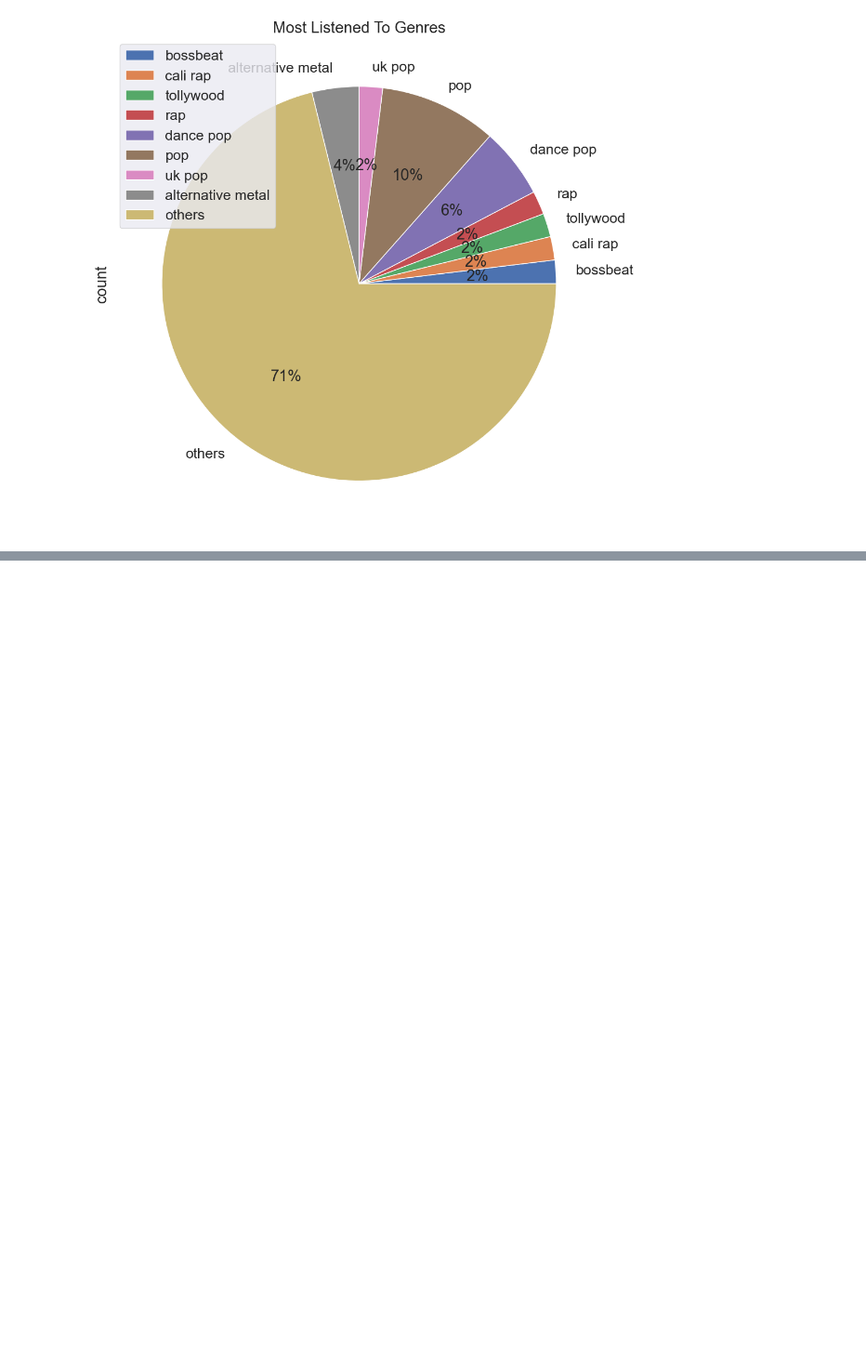
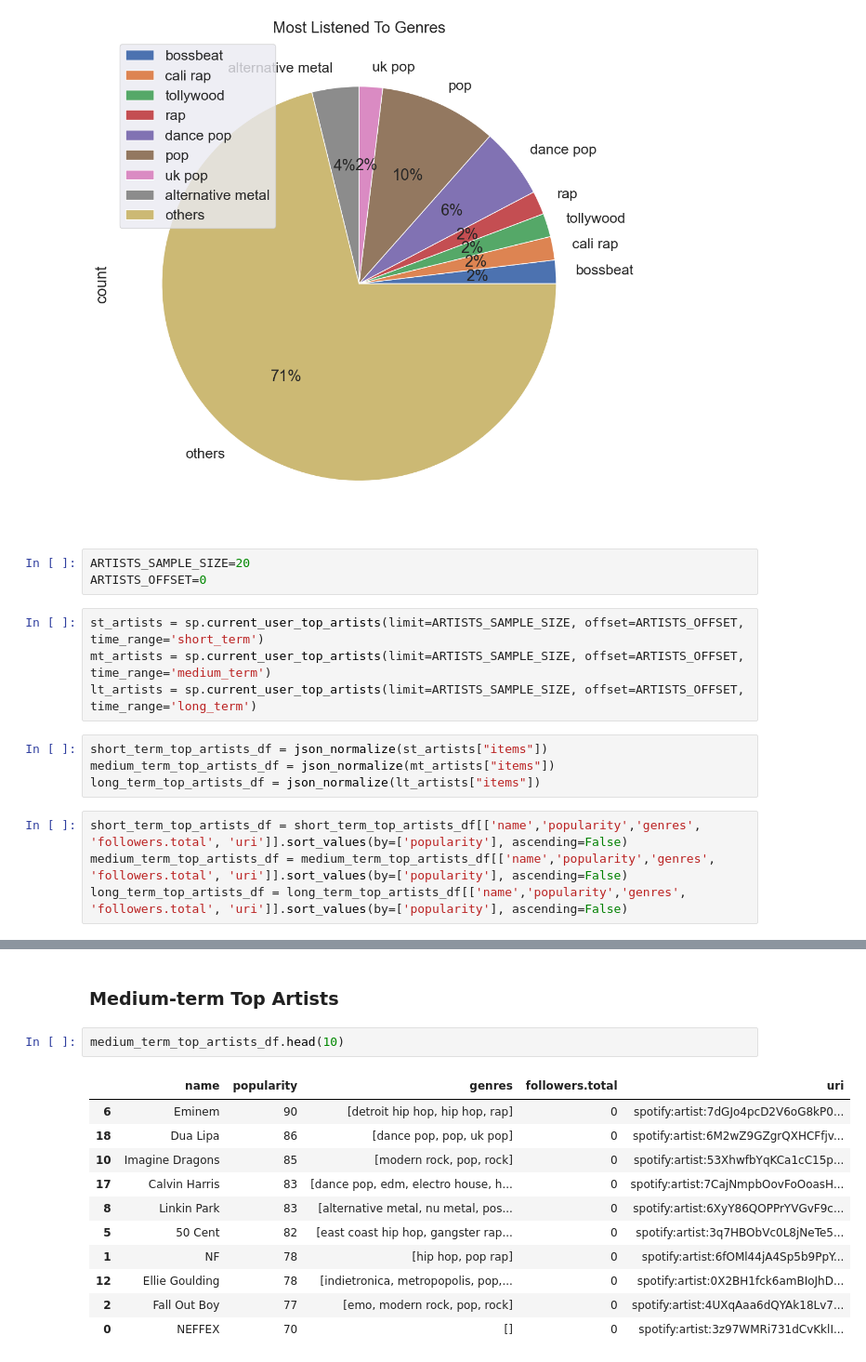
Before and after one commit to sabit-shaiholla/CodeHarbor, a Jupyter notebook: data-analytics/spotify-data/spotify-data.ipynb, the cells around one changed output, grey strips where cells are left out. Shown at 93% size. Drawn from its saved outputs; the diff is of its cells as text; blank space fills up the shorter version.

```diff
--- a/data-analytics/spotify-data/spotify-data.ipynb
+++ b/data-analytics/spotify-data/spotify-data.ipynb
@@ -125,3 +127,18 @@ df2.plot(kind = 'pie', y = 'count', labels = df2['genre'], figsize=(12, 12), aut
 plt.show()
 # %% [output]
 [figure]
+# %%
+ARTISTS_SAMPLE_SIZE=20
+ARTISTS_OFFSET=0
+# %%
+st_artists = sp.current_user_top_artists(limit=ARTISTS_SAMPLE_SIZE, offset=ARTISTS_OFFSET, time_range='short_term')
+mt_artists = sp.current_user_top_artists(limit=ARTISTS_SAMPLE_SIZE, offset=ARTISTS_OFFSET, time_range='medium_term')
+lt_artists = sp.current_user_top_artists(limit=ARTISTS_SAMPLE_SIZE, offset=ARTISTS_OFFSET, time_range='long_term')
+# %%
+short_term_top_artists_df = json_normalize(st_artists["items"])
+medium_term_top_artists_df = json_normalize(mt_artists["items"])
+long_term_top_artists_df = json_normalize(lt_artists["items"])
+# %%
+short_term_top_artists_df = short_term_top_artists_df[['name','popularity','genres', 'followers.total', 'uri']].sort_values(by=['popularity'], ascending=False)
+medium_term_top_artists_df = medium_term_top_artists_df[['name','popularity','genres', 'followers.total', 'uri']].sort_values(by=['popularity'], ascending=False)
+long_term_top_artists_df = long_term_top_artists_df[['name','popularity','genres', 'followers.total', 'uri']].sort_values(by=['popularity'], ascending=False)
@@ -127,0 +153,16 @@ plt.show()
+# %% [markdown]
+### Medium-term Top Artists
+# %%
+medium_term_top_artists_df.head(10)
+# %% [output]
+|  | name | popularity | genres | followers.total | uri |
+| 6 | Eminem | 90 | [detroit hip hop, hip hop, rap] | 0 | spotify:artist:7dGJo4pcD2V6oG8kP0... |
+| 18 | Dua Lipa | 86 | [dance pop, pop, uk pop] | 0 | spotify:artist:6M2wZ9GZgrQXHCFfjv... |
+| 10 | Imagine Dragons | 85 | [modern rock, pop, rock] | 0 | spotify:artist:53XhwfbYqKCa1cC15p... |
+| 17 | Calvin Harris | 83 | [dance pop, edm, electro house, h... | 0 | spotify:artist:7CajNmpbOovFoOoasH... |
+| 8 | Linkin Park | 83 | [alternative metal, nu metal, pos... | 0 | spotify:artist:6XyY86QOPPrYVGvF9c... |
+| 5 | 50 Cent | 82 | [east coast hip hop, gangster rap... | 0 | spotify:artist:3q7HBObVc0L8jNeTe5... |
+| 1 | NF | 78 | [hip hop, pop rap] | 0 | spotify:artist:6fOMl44jA4Sp5b9PpY... |
+| 12 | Ellie Goulding | 78 | [indietronica, metropopolis, pop,... | 0 | spotify:artist:0X2BH1fck6amBIoJhD... |
+| 2 | Fall Out Boy | 77 | [emo, modern rock, pop, rock] | 0 | spotify:artist:4UXqAaa6dQYAk18Lv7... |
+| 0 | NEFFEX | 70 | [] | 0 | spotify:artist:3z97WMRi731dCvKklI... |
```
Also changed, not shown: parts of 25 cells of this notebook.
